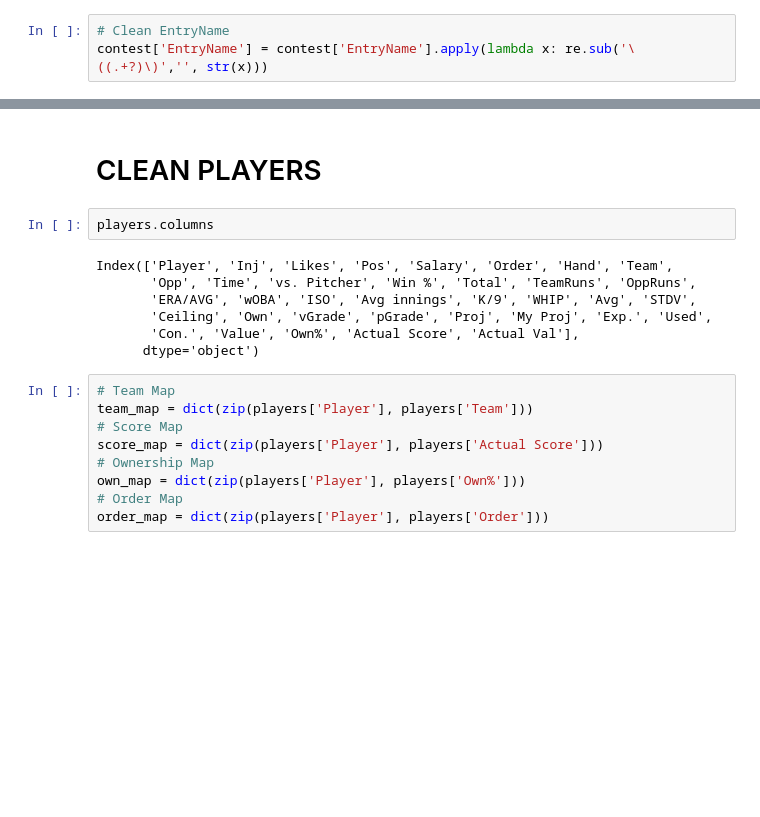
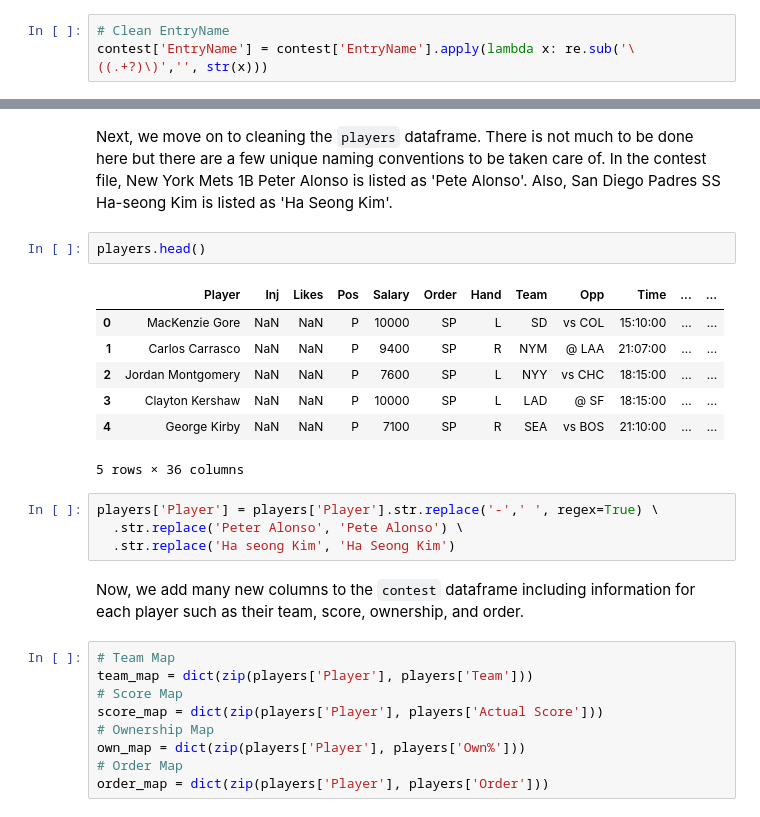
Before and after one commit to flaghunter21/DFS, a Jupyter notebook: Contest_Analysis.ipynb, the cells around one changed output, grey strips where cells are left out. Saved outputs shown, nothing was run; the diff lists cells and outputs as text; blank space fills up the shorter version.

```diff
--- a/Contest_Analysis.ipynb
+++ b/Contest_Analysis.ipynb
@@ -100,17 +117,24 @@ cleaned_contest.head()
 | 2 | 3 | ihbrown3 | 198.05 | Jordan Montgomery,Kyle Freeland,A... | Jordan Montgomery | Kyle Freeland | Aaron Judge | Shohei Ohtani | Mike Trout | Francisco Lindor | Jared Walsh | ... |
 | 3 | 4 | pianoclub | 197.15 | Jordan Montgomery,Aaron Judge,Mik... | Jordan Montgomery | Aaron Judge | Mike Trout | Gleyber Torres | Anthony Rendon | Jared Walsh | Jose Trevino | ... |
 | 4 | 5 | giantsquid | 194.20 | Michael Lorenzen,Jordan Montgomer... | Michael Lorenzen | Jordan Montgomery | Shohei Ohtani | Mike Trout | Max Muncy | Will Smith | Anthony Rendon | ... |
-# %% [markdown]
-# CLEAN PLAYERS
+# %% [markdown]
+Next, we move on to cleaning the `players` dataframe. There is not much to be done here but there are a few unique naming conventions to be taken care of. In the contest file, New York Mets 1B Peter Alonso is listed as 'Pete Alonso'. Also, San Diego Padres SS Ha-seong Kim is listed as 'Ha Seong Kim'.
 # %%
-players.columns
+players.head()
 # %% [output]
+|  | Player | Inj | Likes | Pos | Salary | Order | Hand | Team | Opp | Time | ... | ... |
+| 0 | MacKenzie Gore | NaN | NaN | P | 10000 | SP | L | SD | vs COL | 15:10:00 | ... | ... |
+| 1 | Carlos Carrasco | NaN | NaN | P | 9400 | SP | R | NYM | @ LAA | 21:07:00 | ... | ... |
+| 2 | Jordan Montgomery | NaN | NaN | P | 7600 | SP | L | NYY | vs CHC | 18:15:00 | ... | ... |
+| 3 | Clayton Kershaw | NaN | NaN | P | 10000 | SP | L | LAD | @ SF | 18:15:00 | ... | ... |
+| 4 | George Kirby | NaN | NaN | P | 7100 | SP | R | SEA | vs BOS | 21:10:00 | ... | ... |
-Index(['Player', 'Inj', 'Likes', 'Pos', 'Salary', 'Order', 'Hand', 'Team',
-       'Opp', 'Time', 'vs. Pitcher', 'Win %', 'Total', 'TeamRuns', 'OppRuns',
-       'ERA/AVG', 'wOBA', 'ISO', 'Avg innings', 'K/9', 'WHIP', 'Avg', 'STDV',
-       'Ceiling', 'Own', 'vGrade', 'pGrade', 'Proj', 'My Proj', 'Exp.', 'Used',
-       'Con.', 'Value', 'Own%', 'Actual Score', 'Actual Val'],
-      dtype='object')
+5 rows × 36 columns
+# %%
+players['Player'] = players['Player'].str.replace('-',' ', regex=True) \
+  .str.replace('Peter Alonso', 'Pete Alonso') \
+  .str.replace('Ha seong Kim', 'Ha Seong Kim')
+# %% [markdown]
+Now, we add many new columns to the `contest` dataframe including information for each player such as their team, score, ownership, and order.
 # %%
 # Team Map
 team_map = dict(zip(players['Player'], players['Team']))
```
Also changed, not shown: parts of 53 cells of this notebook.
